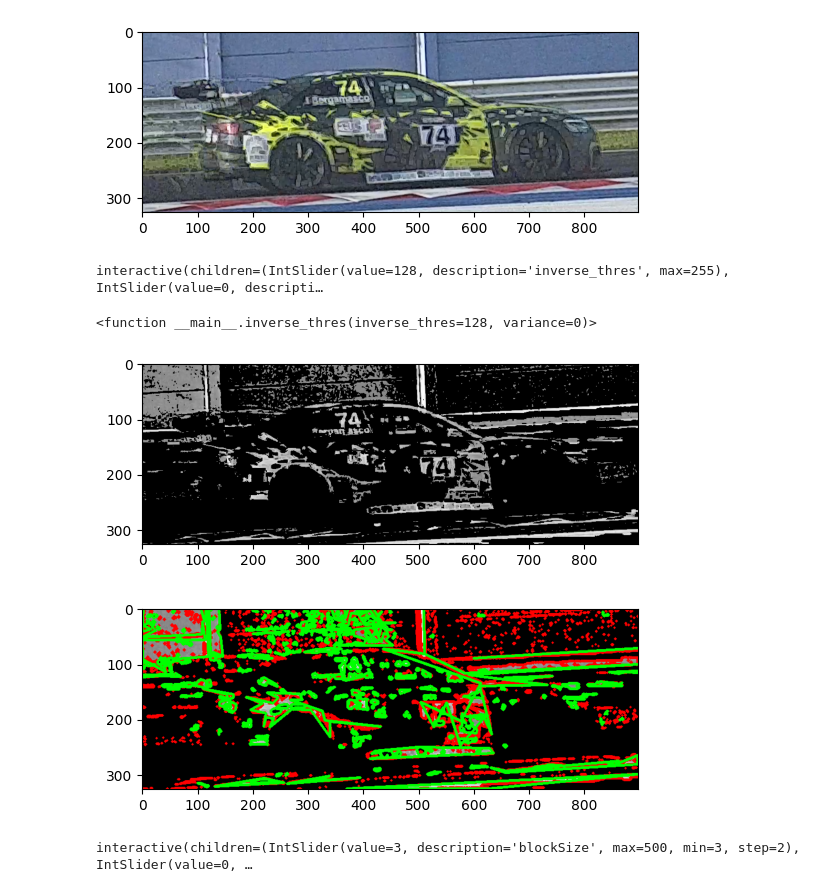
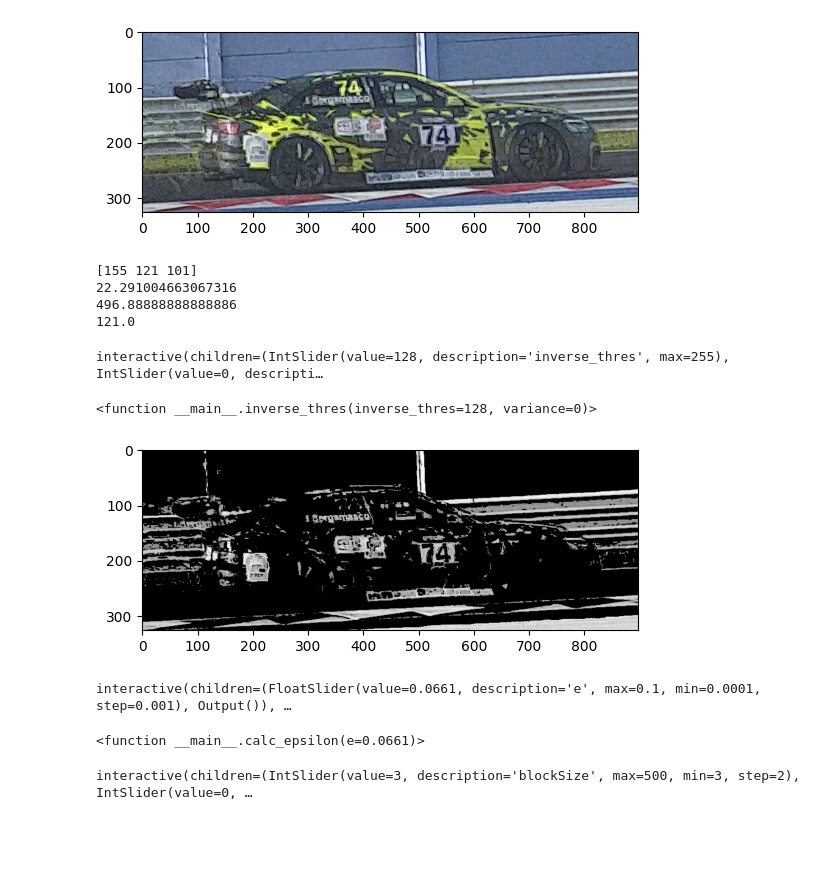
Before and after one commit to michelevantaggi02/riconoscimento_numeri, a Jupyter notebook: notebooks/adaptiveThreshold.ipynb, the cells around one changed output. Drawn from its saved outputs; the diff is of its cells as text; code cells hidden in the pictures; blank space fills up the shorter version.

```diff
--- a/notebooks/adaptiveThreshold.ipynb
+++ b/notebooks/adaptiveThreshold.ipynb
@@ -68,10 +68,26 @@ plt.show()
 [figure]
 [figure]
 [figure]
+# %%
+esempio = image_color[0][0]
+
+mediana = np.median(esempio)
+
+varianza = np.std(esempio)
+
+print(esempio)
+print(varianza)
+print(np.var(esempio))
+print(mediana)
+# %% [output]
+[155 121 101]
+22.291004663067316
+496.88888888888886
+121.0
 # %%
 import numpy as np
 
-def inverse_thres( inverse_thres = 128, variance = 0) :
+def inverse_thres( inverse_thres = 128, variance = 0):
 
     new_image = np.zeros((len(image_color), len(image_color[0])), dtype=np.uint8)
 
@@ -81,9 +97,9 @@ def inverse_thres( inverse_thres = 128, variance = 0) :
 
             mean = np.uint8(np.mean(image_color[i][j]))
 
-            var = np.var(image_color[i][j])
+            var = np.std(image_color[i][j])
 
-            if mean > inverse_thres and var > variance:
+            if mean > inverse_thres and var < variance:
                 new_image[i][j] = mean
             else:
                 new_image[i][j] = 0
@@ -98,27 +114,38 @@ interact(inverse_thres, inverse_thres = IntSlider(min=0, max=255, step=1, value=
 interactive(children=(IntSlider(value=128, description='inverse_thres', max=255), IntSlider(value=0, descripti…
 <function __main__.inverse_thres(inverse_thres=128, variance=0)>
 # %%
-thres = inverse_thres(128, 44)
+thres = inverse_thres(125, 18)
 # %% [output]
-[figure, old version]
+[figure, new version]
 # %%
-contours, _ = cv2.findContours(thres, cv2.RETR_TREE, cv2.CHAIN_APPROX_SIMPLE)
+def calc_epsilon(e = 0.0661):
+    print(e)
+    contours, _ = cv2.findContours(thres, cv2.RETR_TREE, cv2.CHAIN_APPROX_SIMPLE)
 
-converted = cv2.cvtColor(thres, cv2.COLOR_GRAY2RGB)
+    converted = cv2.cvtColor(thres, cv2.COLOR_GRAY2RGB)
 
-cv2.drawContours(converted, contours, -1, (255, 0, 0), 3)
+    cv2.drawContours(converted, contours, -1, (255, 0, 0), 3)
 
-for contour in contours:
-    epsilon = 0.01 * cv2.arcLength(contour, False)
-    approx = cv2.approxPolyDP(contour, epsilon, True)
-    x, y, w, h = cv2.boundingRect(approx)
-    if w > 5 and h > 5:
-        cv2.drawContours(converted, [approx], -1, (0, 255, 0), 3)
+    for contour in contours:
+        epsilon = e * cv2.arcLength(contour, False)
+        approx = cv2.approxPolyDP(contour, epsilon, True)
+        x, y, w, h = cv2.boundingRect(approx)
+        if w > 20 and h > 20 and len(approx) == 4:
+            print("approx ", approx, "bounds ", (x, y),(x+w, y+h))
+            cv2.drawContours(converted, [approx], -1, (0, 255, 0), 3)
+            #converted = cv2.rectangle(converted,  (x, y),(x+w, y+h), (0, 0, 255))
+            cut = image[y:y+h, x:x+w]
+            plt.imshow(cut, cmap="gray")
+            plt.show()
 
-plt.imshow(converted)
-plt.show()
+
+    plt.imshow(converted)
+    plt.show()
+
+interact(calc_epsilon, e=FloatSlider(min=0.0001, max=0.1, value=0.0661, step=0.001))
 # %% [output]
-[figure, removed]
+interactive(children=(FloatSlider(value=0.0661, description='e', max=0.1, min=0.0001, step=0.001), Output()), …
+<function __main__.calc_epsilon(e=0.0661)>
 # %%
 
 
```
Also changed, not shown: parts of 1 cell of this notebook.
